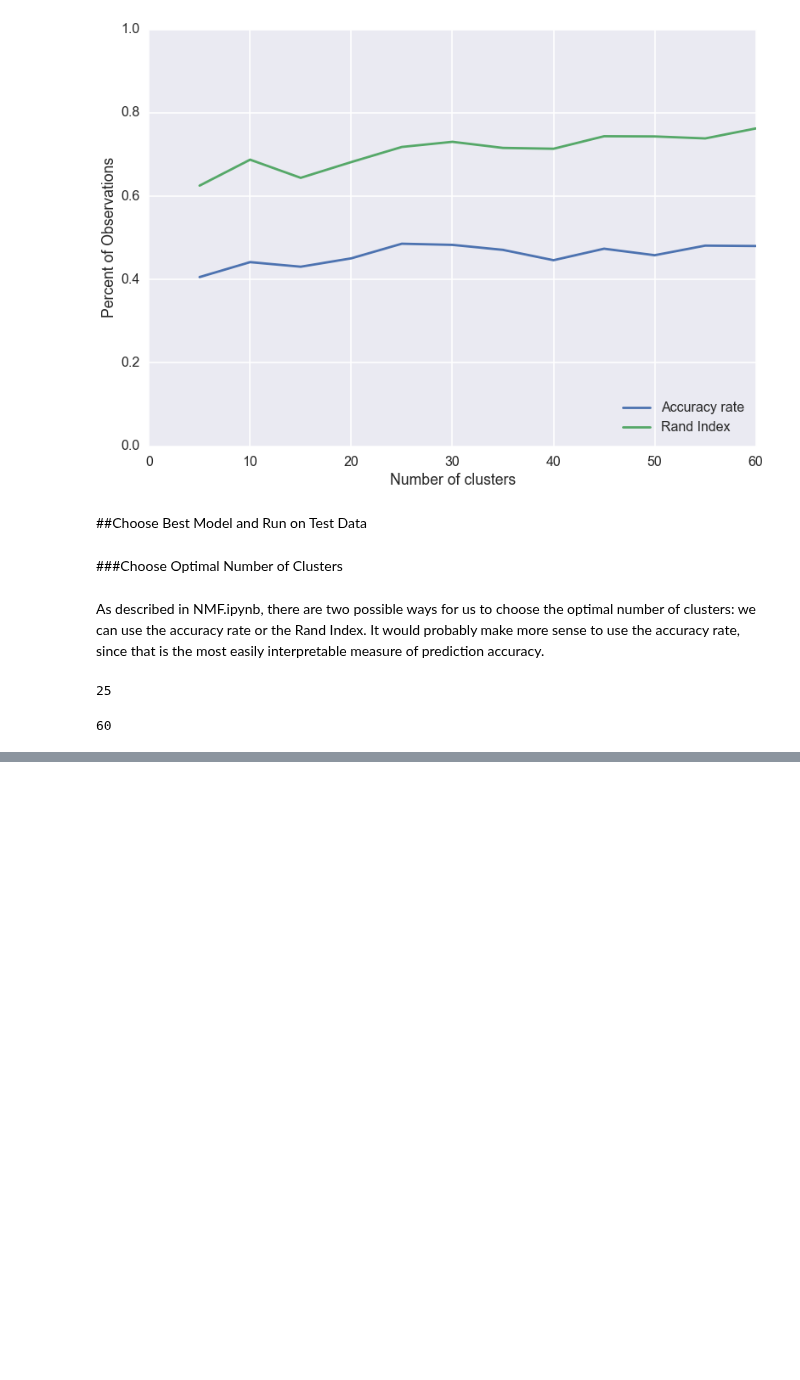
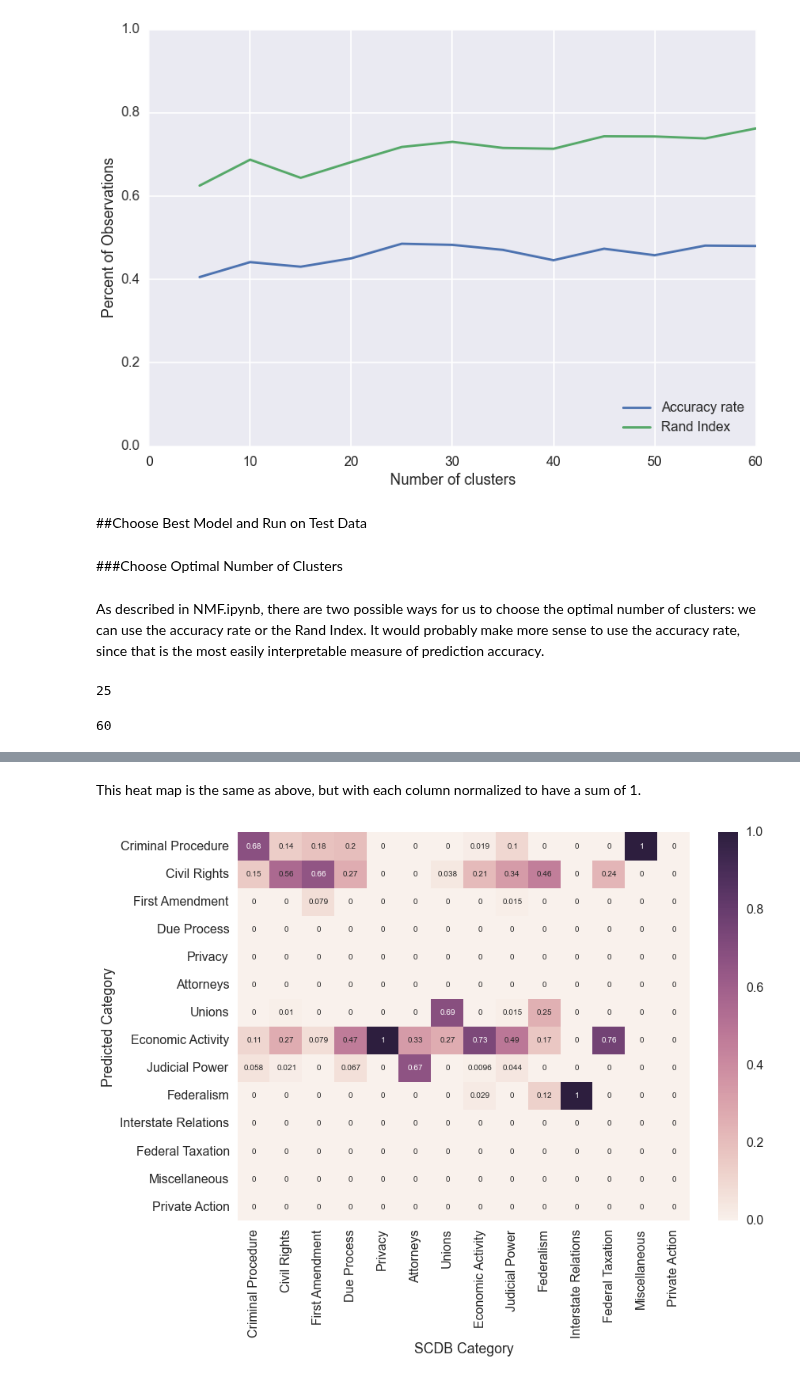
Before and after one commit to yunhanxu/cs109-project, a Jupyter notebook: k-means.ipynb, the cells around one changed output, grey strips where cells are left out. Drawn from its saved outputs; the diff is of its cells as text; code cells hidden in the pictures; blank space fills up the shorter version.

```diff
--- a/k-means.ipynb
+++ b/k-means.ipynb
@@ -372,0 +379,14 @@ print rand_index(new_clusters_test, test_issue_areas)
+# %% [markdown]
+This heat map is the same as above, but with each column normalized to have a sum of 1.
+# %%
+# normalize each column to have a sum of 1
+compare_mat_test = np.array(compare_mat_test).T
+compare_mat_test = map(lambda row : map(float,row) / sum(row) if sum(row) > 0 else map(float,row), np.array(compare_mat_test))
+compare_mat_test = np.array(compare_mat_test).T
+
+# produce a heat map in which the element in row i and column j represent the proportion of cases in the testing set from SCDB
+# category j that get placed in category i by the clustering algorithm (trained on the training data with the optimal parameter)
+sns.heatmap(compare_mat_test, annot=True, xticklabels=topic_areas, yticklabels=topic_areas)
+sns.axlabel('SCDB Category', 'Predicted Category')
+# %% [output]
+[figure, added]
```
Also changed, not shown: parts of 36 cells of this notebook.
